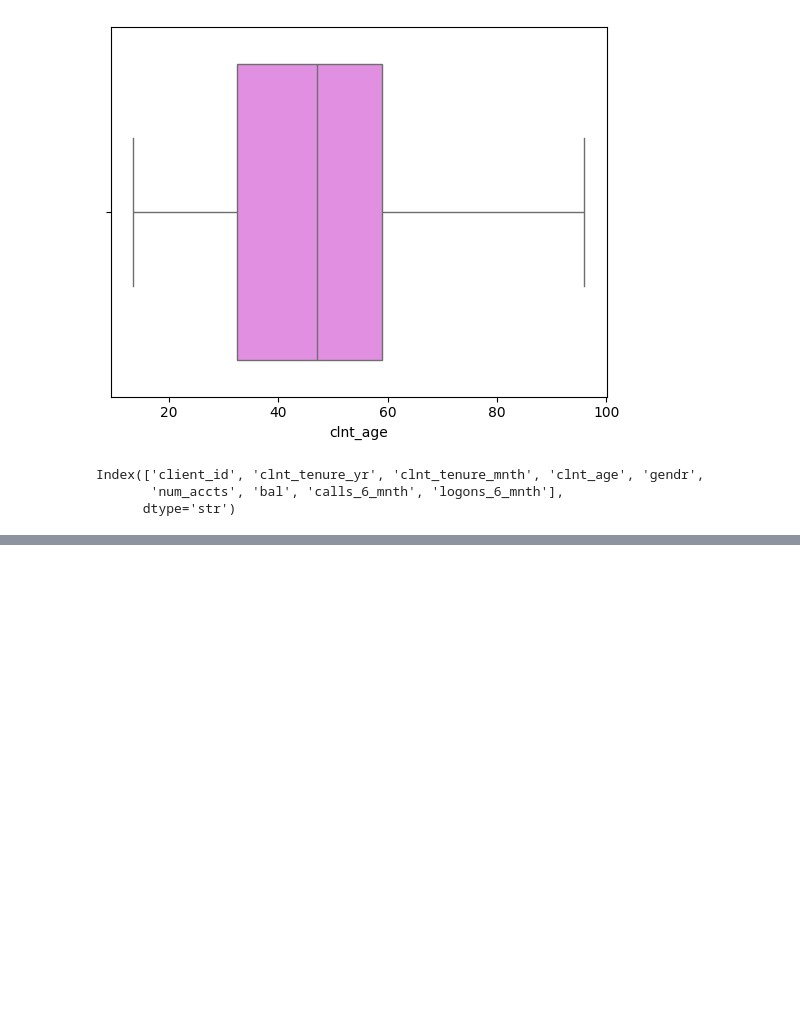
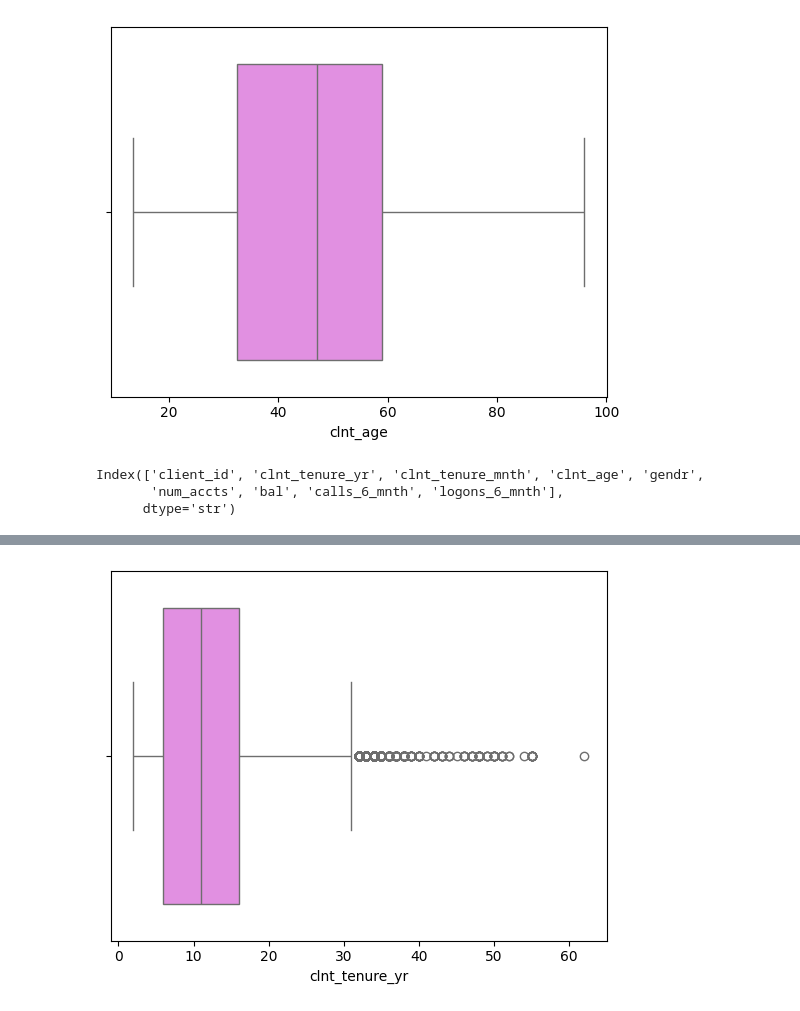
Before and after one commit to BMAS30/2nd-project, a Jupyter notebook: Notebooks/sarah.ipynb, the cells around one changed output, grey strips where cells are left out. Drawn from its saved outputs; the diff is of its cells as text; code cells hidden in the pictures; blank space fills up the shorter version.

```diff
--- a/Notebooks/sarah.ipynb
+++ b/Notebooks/sarah.ipynb
@@ -260,0 +276,4 @@ Clients between  are using the online log in between 48 and 61 most.
+# %%
+sns.boxplot(x = demo_df_cleaned['clnt_tenure_yr'], color="violet");
+# %% [output]
+[figure, added]
```
Also changed, not shown: parts of 7 cells of this notebook, 1 other file.
